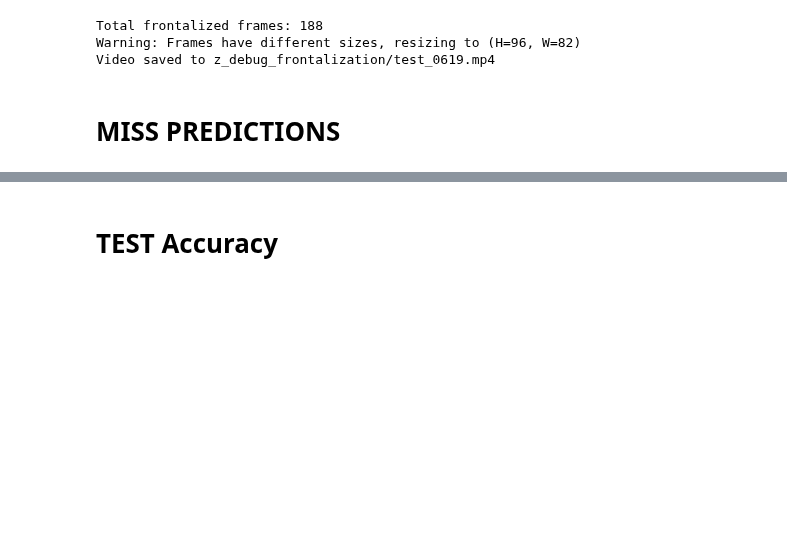
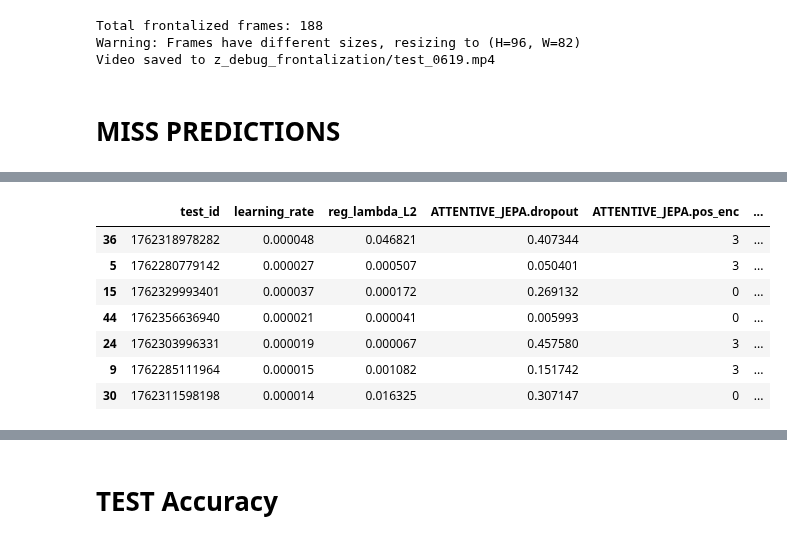
Before and after one commit to villifCoder559/PainAssessmentVideo, a Jupyter notebook: test.ipynb, the cells around one changed output, grey strips where cells are left out. Saved outputs shown, nothing was run; the diff lists cells and outputs as text; code cells hidden in the pictures; blank space fills up the shorter version.

```diff
--- a/test.ipynb
+++ b/test.ipynb
@@ -1574,0 +1137,23 @@ for root, dirs, files in os.walk(video_folder_path):
+# %%
+import sys
+import os
+import pandas as pd
+import numpy as np
+
+csv_path = "/media/villi/TOSHIBA EXT/test_video/test_Nov_7/unbc_optuna_l1/_summary/plot_run_details/summary.csv"
+df = pd.read_csv(csv_path)
+csv_cols = df.columns.tolist()
+hyper_cols = [col for col in csv_cols if not any(s in col for s in ['_id', 'mean_', '_loss', 'time'])]
+
+fixed_hyper = []
+varied_hyper = []
+
+for col in hyper_cols:
+  df_tmp = df[col].drop_duplicates()
+  if len(df_tmp) == 1:
+    fixed_hyper.append([col,df_tmp.values[0]])
+  else:
+    varied_hyper.append([col,df_tmp.values])
+
+fixed_hyper_cols = [item[0] for item in fixed_hyper]
+varied_hyper_cols = [item[0] for item in varied_hyper]
@@ -1574,0 +1180,17 @@ for root, dirs, files in os.walk(video_folder_path):
+# %%
+target_test_id = [79142, 11964,96331,98198,78282,93401,36940]
+mask = df['test_id'].astype(str).str[-5:].astype(int).isin(target_test_id)
+df_filtered = df[mask]
+additional_cols = ['total_mean_train_loss_best_ep', 'total_mean_val_loss_best_ep', 'total_mean_test_loss_best_ep','max_epochs','time_min']
+df_shown = df_filtered[['test_id'] + varied_hyper_cols + additional_cols]
+df_shown = df_shown.sort_values(by='total_mean_val_loss_best_ep')
+df_shown
+# %% [output]
+|  | test_id | learning_rate | reg_lambda_L2 | ATTENTIVE_JEPA.dropout | ATTENTIVE_JEPA.pos_enc | ... |
+| 36 | 1762318978282 | 0.000048 | 0.046821 | 0.407344 | 3 | ... |
+| 5 | 1762280779142 | 0.000027 | 0.000507 | 0.050401 | 3 | ... |
+| 15 | 1762329993401 | 0.000037 | 0.000172 | 0.269132 | 0 | ... |
+| 44 | 1762356636940 | 0.000021 | 0.000041 | 0.005993 | 0 | ... |
+| 24 | 1762303996331 | 0.000019 | 0.000067 | 0.457580 | 3 | ... |
+| 9 | 1762285111964 | 0.000015 | 0.001082 | 0.151742 | 3 | ... |
+| 30 | 1762311598198 | 0.000014 | 0.016325 | 0.307147 | 0 | ... |
```
Also changed, not shown: parts of 7 cells of this notebook.
